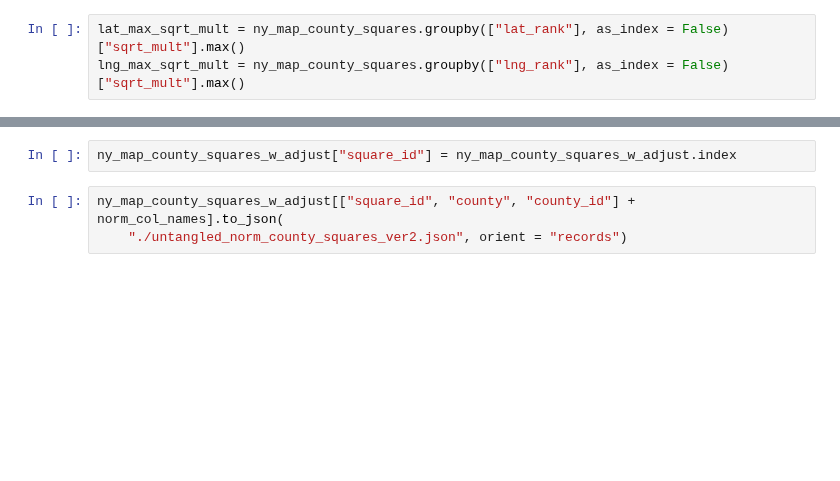
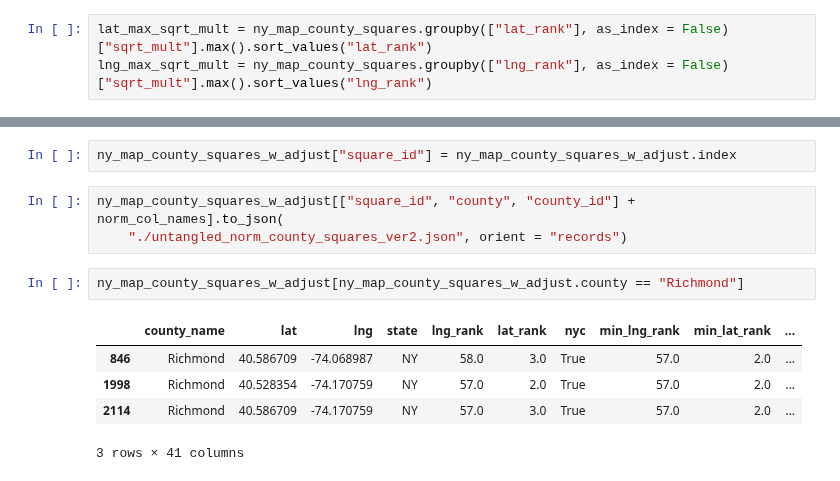
Before and after one commit to gautsi/gen-purpose-repo, a Jupyter notebook: maps/UntanglingCountiesVer3.ipynb, the cells around one changed output, grey strips where cells are left out. Cells and saved outputs as stored; diff of their text form; blank space fills up the shorter version.

```diff
--- a/maps/UntanglingCountiesVer3.ipynb
+++ b/maps/UntanglingCountiesVer3.ipynb
@@ -68,8 +68,8 @@ ny_map_county_squares.lat_rank.max(), ny_map_county_squares.lat_rank.min()
 # %% [output]
 (78.0, 2.0)
 # %%
-lat_max_sqrt_mult = ny_map_county_squares.groupby(["lat_rank"], as_index = False)["sqrt_mult"].max()
-lng_max_sqrt_mult = ny_map_county_squares.groupby(["lng_rank"], as_index = False)["sqrt_mult"].max()
+lat_max_sqrt_mult = ny_map_county_squares.groupby(["lat_rank"], as_index = False)["sqrt_mult"].max().sort_values("lat_rank")
+lng_max_sqrt_mult = ny_map_county_squares.groupby(["lng_rank"], as_index = False)["sqrt_mult"].max().sort_values("lng_rank")
 # %%
 max_sqrt_mult = ny_map_county_squares.sqrt_mult.max()
 # %%
@@ -154,3 +154,11 @@ ny_map_county_squares_w_adjust["square_id"] = ny_map_county_squares_w_adjust.ind
 # %%
 ny_map_county_squares_w_adjust[["square_id", "county", "county_id"] + norm_col_names].to_json(
     "./untangled_norm_county_squares_ver2.json", orient = "records")
+# %%
+ny_map_county_squares_w_adjust[ny_map_county_squares_w_adjust.county == "Richmond"]
+# %% [output]
+|  | county_name | lat | lng | state | lng_rank | lat_rank | nyc | min_lng_rank | min_lat_rank | ... |
+| 846 | Richmond | 40.586709 | -74.068987 | NY | 58.0 | 3.0 | True | 57.0 | 2.0 | ... |
+| 1998 | Richmond | 40.528354 | -74.170759 | NY | 57.0 | 2.0 | True | 57.0 | 2.0 | ... |
+| 2114 | Richmond | 40.586709 | -74.170759 | NY | 57.0 | 3.0 | True | 57.0 | 2.0 | ... |
+3 rows × 41 columns
```
